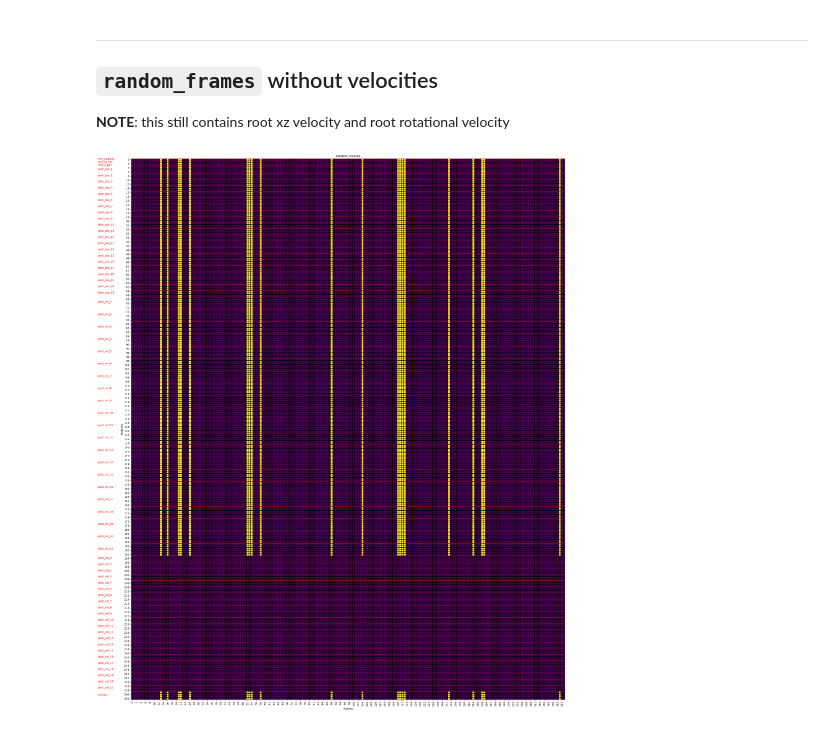
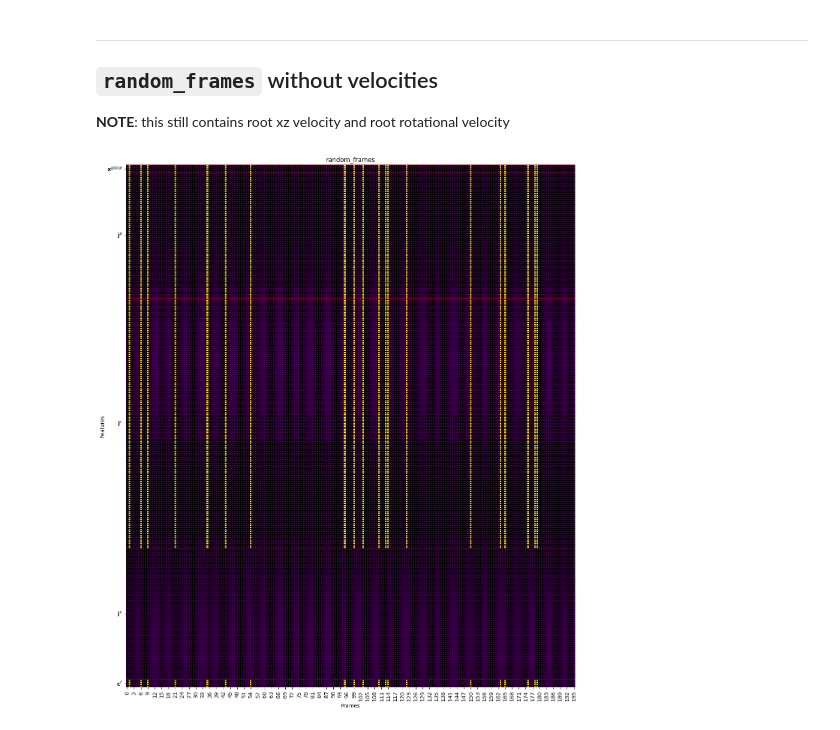
Before and after one commit to JasonNero/MoLab, a Jupyter notebook: models/condmdi/molab_condmdi/notebooks/keyframe_mask.ipynb, the cells around one changed output. Cells and saved outputs as stored; diff of their text form; code cells hidden in the pictures.

```diff
--- a/models/condmdi/molab_condmdi/notebooks/keyframe_mask.ipynb
+++ b/models/condmdi/molab_condmdi/notebooks/keyframe_mask.ipynb
@@ -9,6 +10,9 @@ import seaborn as sns
 import torch
 from utils.editing_util import get_keyframes_mask
 # %%
+cmap = "viridis"
+# cmap = mpl.colors.ListedColormap(['whitesmoke', 'black'])
+
 n_samples = 1
 n_hml_features = 263
 n_max_frames = 196
@@ -43,4 +47,19 @@ hml_sections["contact"] = (last_idx, last_idx + 4)
 last_idx += 4
 
 assert last_idx == n_hml_features
+# %%
+hml_sections_broad = {
+    "x_root": (0, 4),
+    "joint_pos": (4, 67),
+    "joint_rot": (67, 193),
+    "joint_vel": (193, 259),
+    "contact": (259, 263),
+}
+hml_sections_broad_tex = {
+    r"$\mathbf{x}^{global}$": (0, 4),
+    r"$\mathbf{j}^p$": (4, 67),
+    r"$\mathbf{j}^r$": (67, 193),
+    r"$\mathbf{j}^v$": (193, 259),
+    r"$\mathbf{c}^f$": (259, 263),
+}
 # %%
@@ -63,13 +131,20 @@ def plot_masks(name, feat_mask, joint_mask=None):
 # %%
-def plot_mask_sections(name, feat_mask):
-    plt.figure(figsize=(25, 30))
+def plot_mask_sections(name, feat_mask, sections=hml_sections):
+    plt.figure(figsize=(13, 15))
     plt.title(name)
-    sns.heatmap(feat_mask[0, :, 0, :].numpy(), cmap="viridis", cbar=False, linewidths=0.1, linecolor="black")
+    sns.heatmap(feat_mask[0, :, 0, :].numpy(), cmap=cmap, cbar=False, linewidths=0.1, linecolor="black")
 
-    for section_name, (start, end) in hml_sections.items():
-        plt.axhline(start, color="red", linestyle="--", linewidth=1)
-        plt.axhline(end, color="red", linestyle="--", linewidth=1)
-        plt.text(-15, (start + end) / 2, section_name, color="red")
+    yticks = []
+    yticklabels = []
+
+    for section_name, (start, end) in sections.items():
+        plt.axhline(start, color="red", linestyle="--", linewidth=0.5)
+        plt.axhline(end, color="red", linestyle="--", linewidth=0.5)
+        yticks.append((start + end) / 2)
+        yticklabels.append(section_name)
+        # plt.text(-2, (start + end) / 2, section_name, color="red", horizontalalignment="right", verticalalignment="center")
+
+    plt.yticks(yticks, yticklabels)
 
     plt.xlabel("Frames")
     plt.ylabel("Features")
@@ -215,15 +292,16 @@ for mode, masks in mode_to_masks.items():
 # %%
 mode = "random_frames"
 
 feat_mask, joint_mask = get_keyframes_mask(
     data=dummy_data,
     lengths=dummy_lengths,
     edit_mode=mode,
     feature_mode="pos_rot",
     get_joint_mask=True,
 )
 
 # plot_masks(mode, feat_mask, joint_mask)
-plot_mask_sections(mode, feat_mask)
+# plot_mask_sections(mode, feat_mask, hml_sections)
+plot_mask_sections(mode, feat_mask, hml_sections_broad_tex)
 # %% [output]
-[figure, old version]
+[figure, new version]
```
Also changed, not shown: parts of 10 cells of this notebook.
